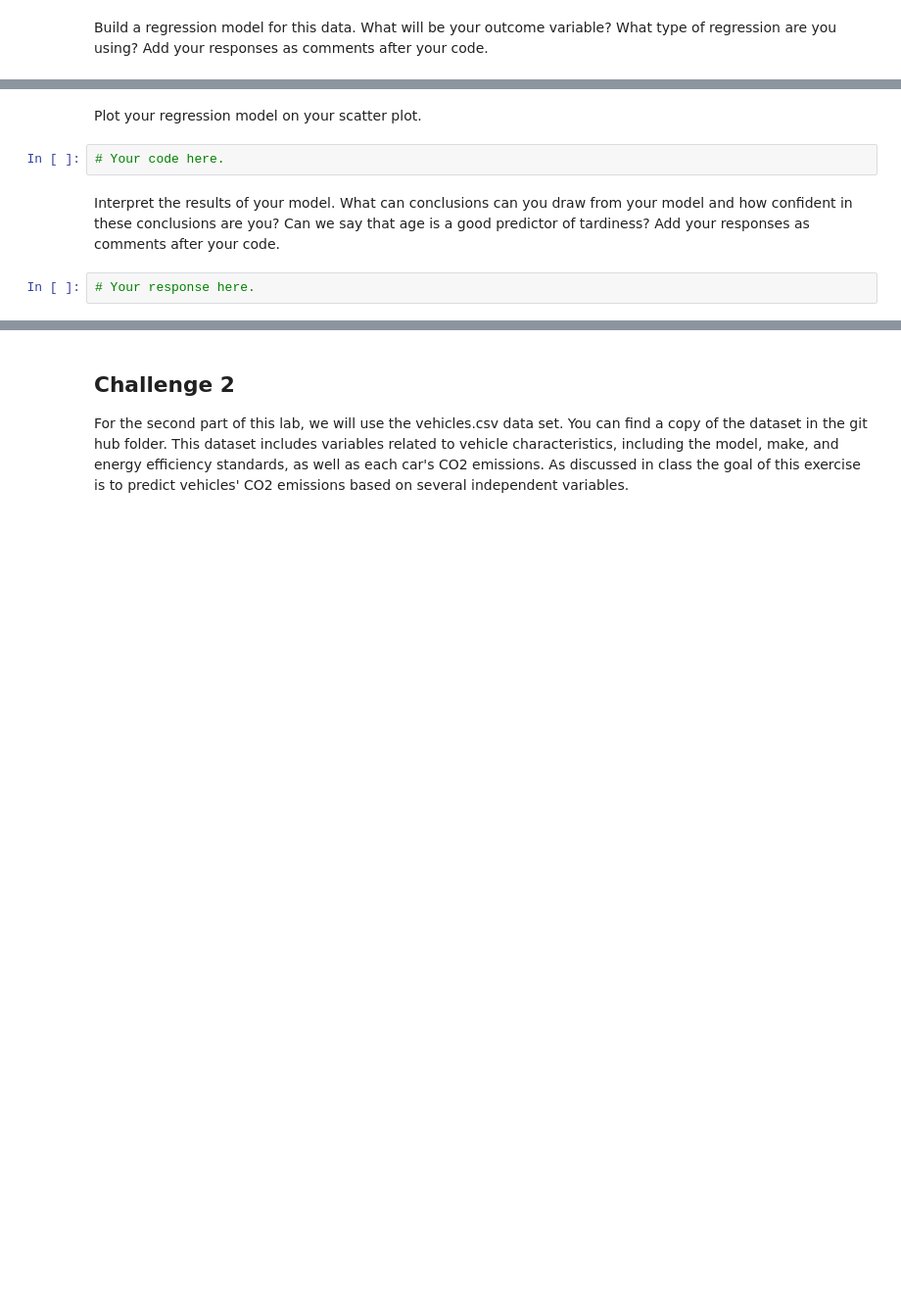
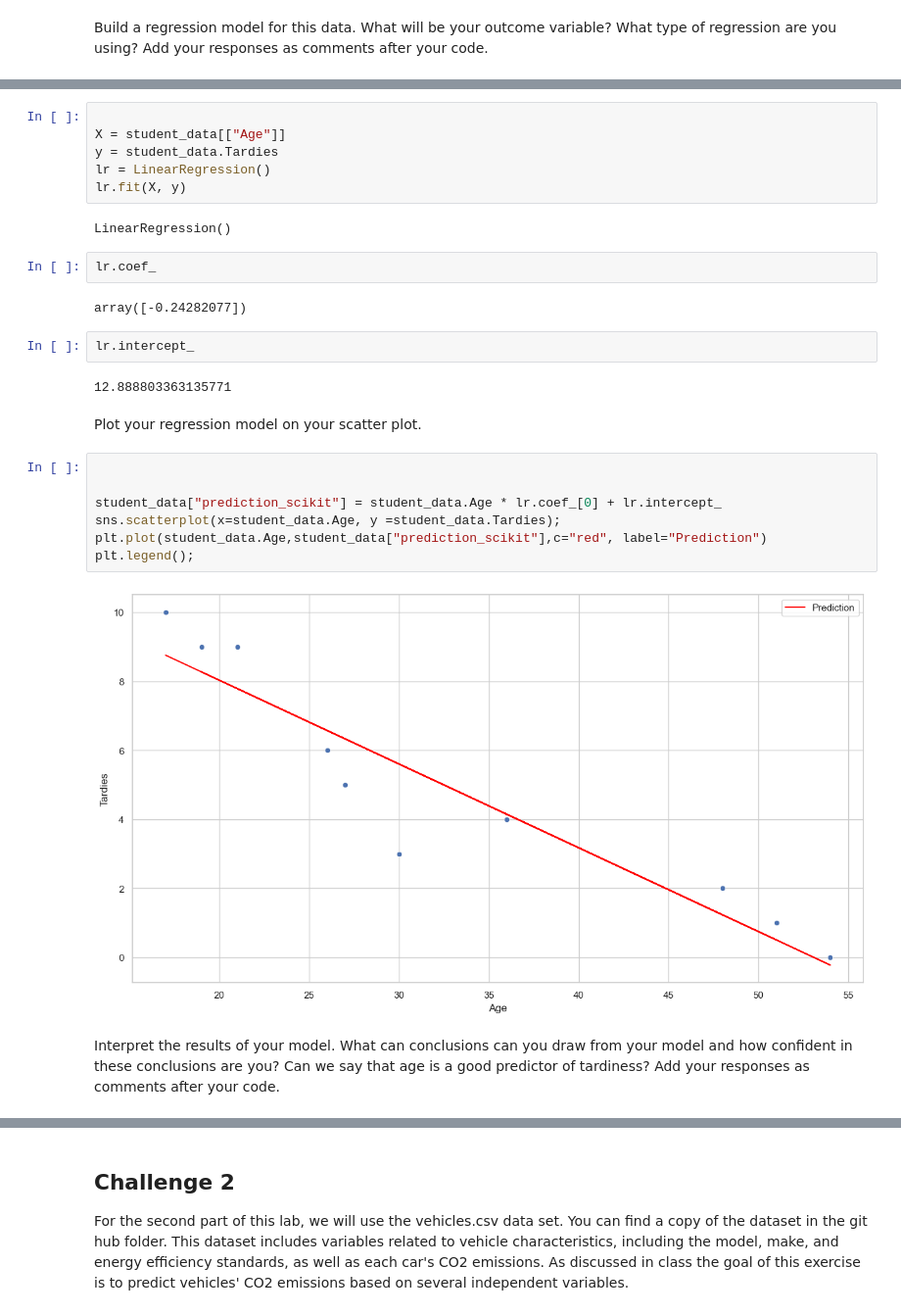
Before and after one commit to Ironhack-data-bcn-oct-2023/lab-regression-analysis, a Jupyter notebook: your-code.ipynb, the cells around one changed output, grey strips where cells are left out. Shown at 98% size. Drawn from its saved outputs; the diff is of its cells as text; blank space fills up the shorter version.

```diff
--- a/your-code.ipynb
+++ b/your-code.ipynb
@@ -49,8 +92,29 @@ Build a regression model for this data. What will be your outcome variable? What
+# %%
+
+X = student_data[["Age"]]
+y = student_data.Tardies
+lr = LinearRegression()
+lr.fit(X, y)
+# %% [output]
+LinearRegression()
+# %%
+lr.coef_
+# %% [output]
+array([-0.24282077])
+# %%
+lr.intercept_
+# %% [output]
+12.888803363135771
 # %% [markdown]
 Plot your regression model on your scatter plot.
-# %%
-# Your code here.
+# %%
+
+
+student_data["prediction_scikit"] = student_data.Age * lr.coef_[0] + lr.intercept_
+sns.scatterplot(x=student_data.Age, y =student_data.Tardies);
+plt.plot(student_data.Age,student_data["prediction_scikit"],c="red", label="Prediction")
+plt.legend();
+# %% [output]
+[figure, added]
 # %% [markdown]
 Interpret the results of your model. What can conclusions can you draw from your model and how confident in these conclusions are you? Can we say that age is a good predictor of tardiness? Add your responses as comments after your code.
-# %%
-# Your response here.
```
Also changed, not shown: parts of 39 cells of this notebook.
